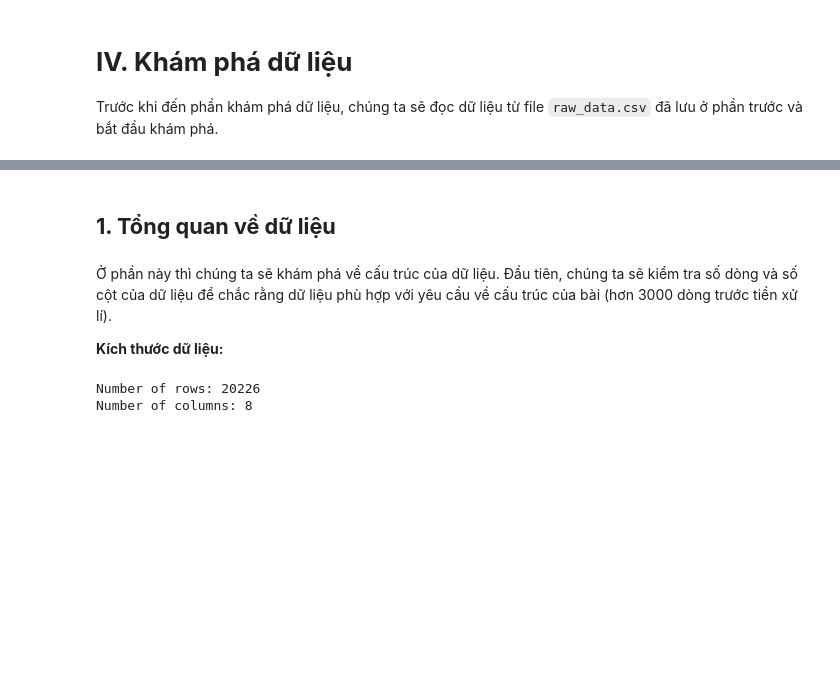
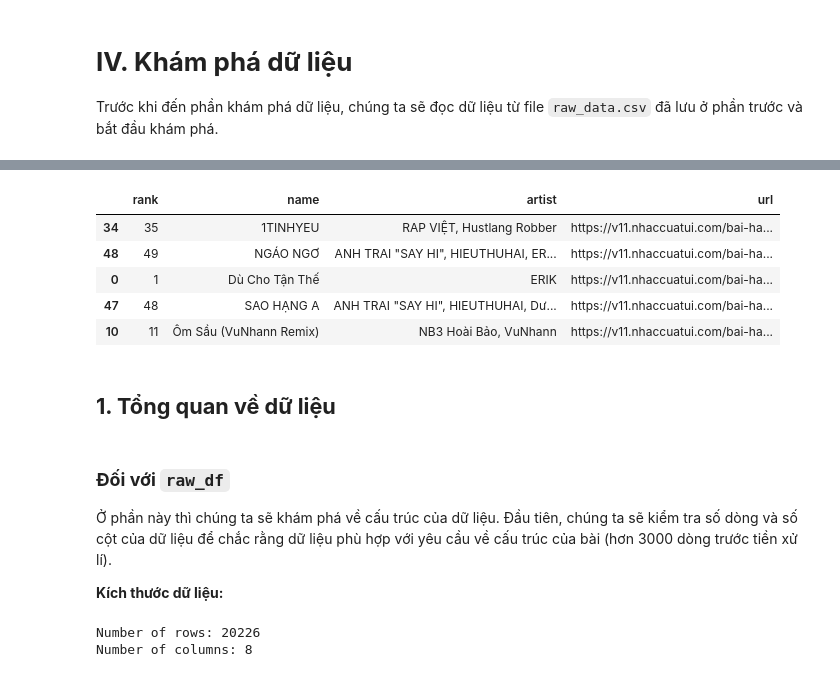
Before and after one commit to pililover/Visualization-Lab, a Jupyter notebook: sourcecode/data_visualization.ipynb, the cells around one changed output, grey strips where cells are left out. Drawn from its saved outputs; the diff is of its cells as text; code cells hidden in the pictures; blank space fills up the shorter version.

```diff
--- a/sourcecode/data_visualization.ipynb
+++ b/sourcecode/data_visualization.ipynb
@@ -262,10 +265,23 @@ raw_df.sample(5)
 | 12348 | https://www.nhaccuatui.com/bai-ha... | Mamacita | Black Eyed Peas | NaN | Bài hát: MAMACITA - The Black Eye... | PT4M11S | Latin | ÂU MỸ |
 | 8850 | https://www.nhaccuatui.com/bai-ha... | Sam Booker (Extended Groove Maste... | Tarracco | NaN | - Hiện chưa có lời bài hát nào ch... | PT7M5S | Electronica/Dance | ÂU MỸ |
 | 15572 | https://www.nhaccuatui.com/bai-ha... | Bảy Phần Ngọt / 七分甜 | BY2 | NaN | - Hiện chưa có lời bài hát nào ch... | PT3M14S | Nhạc Hoa | CHÂU Á |
+# %%
+top_50_df = pd.read_csv('../data/top_50_chart_vn.csv', encoding='utf-8')
+top_50_df.sample(5)
+# %% [output]
+|  | rank | name | artist | url |
+| 34 | 35 | 1TINHYEU | RAP VIỆT, Hustlang Robber | https://v11.nhaccuatui.com/bai-ha... |
+| 48 | 49 | NGÁO NGƠ | ANH TRAI "SAY HI", HIEUTHUHAI, ER... | https://v11.nhaccuatui.com/bai-ha... |
+| 0 | 1 | Dù Cho Tận Thế | ERIK | https://v11.nhaccuatui.com/bai-ha... |
+| 47 | 48 | SAO HẠNG A | ANH TRAI "SAY HI", HIEUTHUHAI, Dư... | https://v11.nhaccuatui.com/bai-ha... |
+| 10 | 11 | Ôm Sầu (VuNhann Remix) | NB3 Hoài Bảo, VuNhann | https://v11.nhaccuatui.com/bai-ha... |
 # %% [markdown]
 <a id="eda1"></a>
 ## **1. Tổng quan về dữ liệu**
 # %% [markdown]
+<div id='eda11'></div>
+
+### **Đối với `raw_df`**
 Ở phần này thì chúng ta sẽ khám phá về cấu trúc của dữ liệu. Đầu tiên, chúng ta sẽ kiểm tra số dòng và số cột của dữ liệu để chắc rằng dữ liệu phù hợp với yêu cầu về cấu trúc của bài (hơn 3000 dòng trước tiền xử lí).
 
 **Kích thước dữ liệu:**
```
Also changed, not shown: parts of 19 cells of this notebook.
